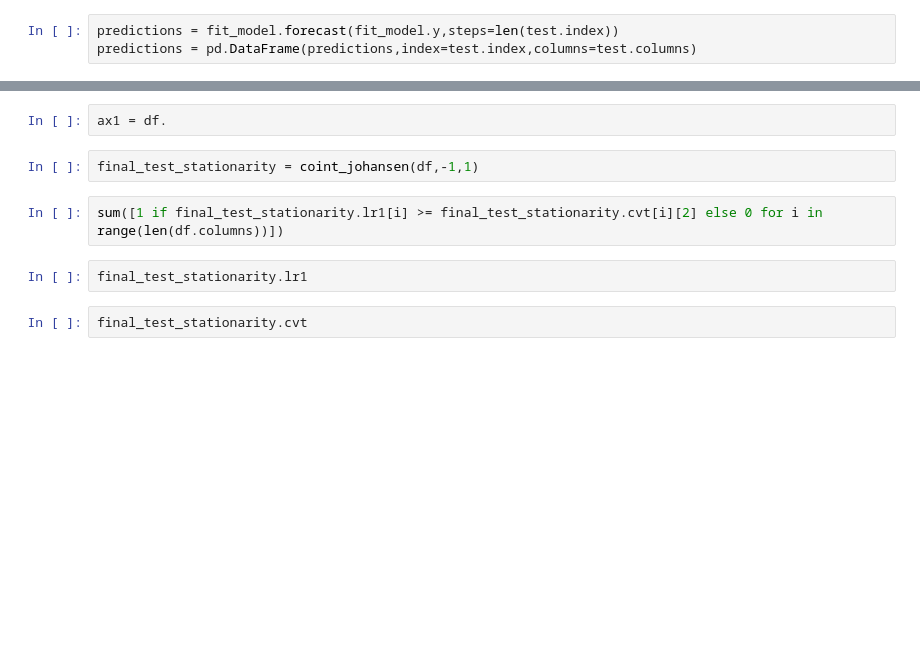
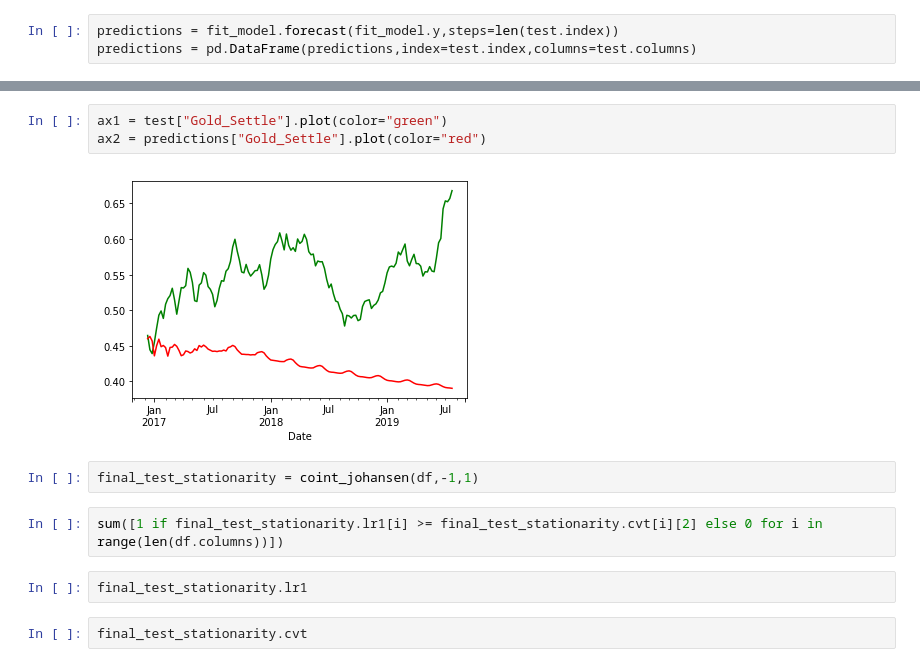
Before and after one commit to CaptainPica/Precious_Metals_Trading, a Jupyter notebook: notebooks/Gold VAR Machine Learning Change Omitted.ipynb, the cells around one changed output, grey strips where cells are left out. Cells and saved outputs as stored; diff of their text form; blank space fills up the shorter version.

```diff
--- a/notebooks/Gold VAR Machine Learning Change Omitted.ipynb
+++ b/notebooks/Gold VAR Machine Learning Change Omitted.ipynb
@@ -191,5 +150,8 @@ RMSE for Stationary_Conglomerate is : 0.2066657578981806
-# %%
-ax1 = df.
+# %%
+ax1 = test["Gold_Settle"].plot(color="green")
+ax2 = predictions["Gold_Settle"].plot(color="red")
+# %% [output]
+[figure, added]
 # %%
 final_test_stationarity = coint_johansen(df,-1,1)
 # %%
```
Also changed, not shown: parts of 15 cells of this notebook, 2 other files.
